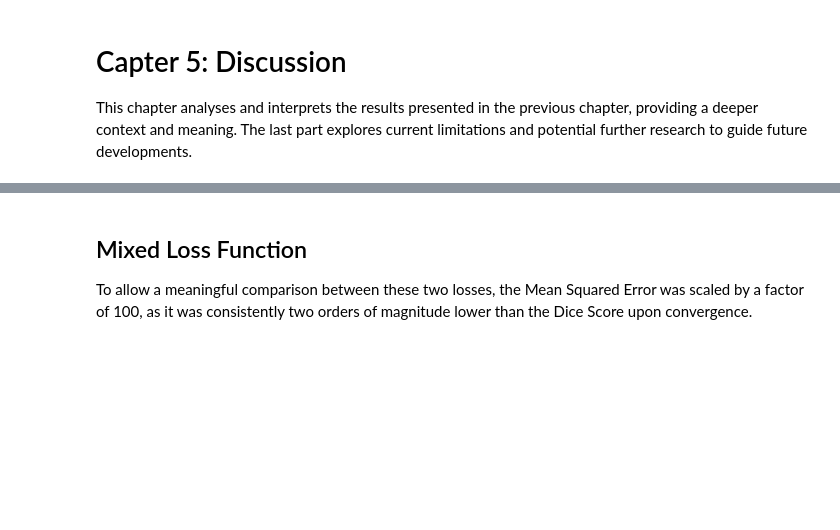
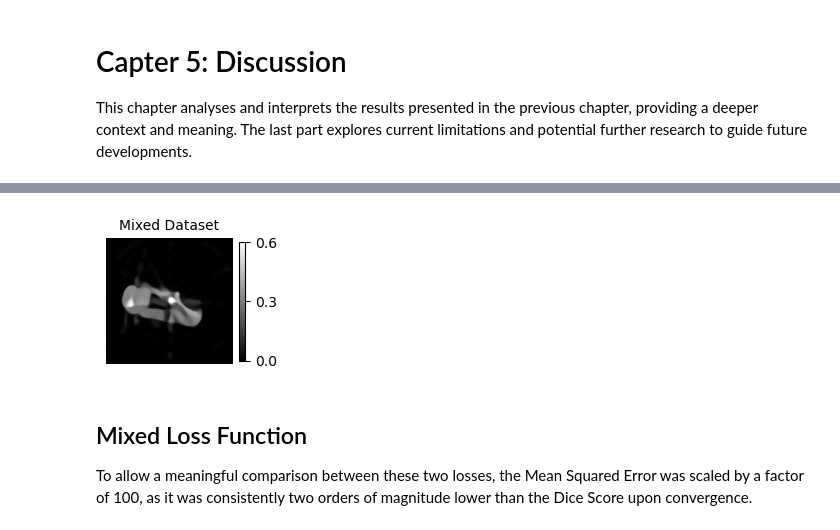
Before and after one commit to binarypillow/HL205X-2024, a Jupyter notebook: 5-chapter_discussion.ipynb, the cells around one changed output, grey strips where cells are left out. Saved outputs shown, nothing was run; the diff lists cells and outputs as text; code cells hidden in the pictures; blank space fills up the shorter version.

```diff
--- a/5-chapter_discussion.ipynb
+++ b/5-chapter_discussion.ipynb
@@ -4,0 +131,12 @@ This chapter analyses and interprets the results presented in the previous chapt
+# %%
+WEIGHTS_PATH: str = "outputs/lpdUnet2D_3/20241124_2032_weights.pt"
+
+model.load_state_dict(torch.load(WEIGHTS_PATH, weights_only=True))
+
+Unet_MIX_mouse = evaluate_model(
+    device,
+    model,
+    sinogram_mouse.unsqueeze(0),
+)
+
+Unet_MIX_mouse_slice: torch.Tensor = Unet_MIX_mouse[:, SLICE_TO_PLOT, :]
@@ -5,3 +155,12 @@ This chapter analyses and interprets the results presented in the previous chapt
+# %%
+plot_images(
+    [
+        (Unet_MIX_mouse_slice.cpu().numpy(), "Mixed Dataset", (0.0, 0.6)),
+    ],
+    n_col=1,
+)
+# %% [output]
+[figure, added]
 # %% [markdown]
 ## Mixed Loss Function
 
```
Also changed, not shown: parts of 16 cells of this notebook.
